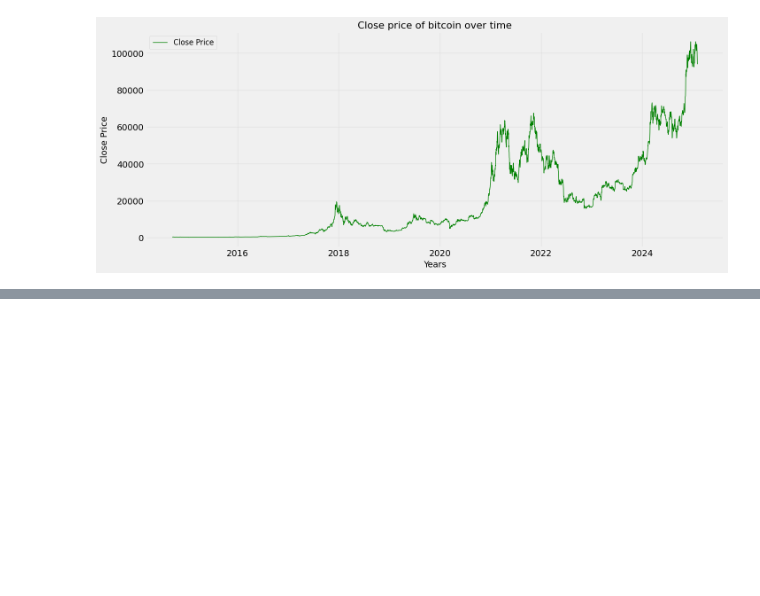
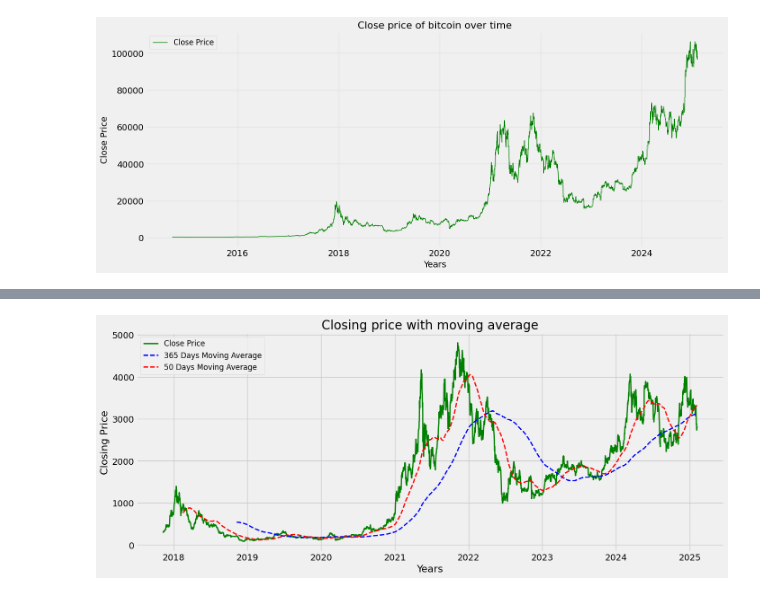
Before and after one commit to vaibhavbura/Crypto-Predication, a Jupyter notebook: pricePredictor.ipynb, the cells around one changed output, grey strips where cells are left out. Saved outputs shown, nothing was run; the diff lists cells and outputs as text; code cells hidden in the pictures; blank space fills up the shorter version.

```diff
--- a/pricePredictor.ipynb
+++ b/pricePredictor.ipynb
@@ -121,0 +269,3 @@ plt.show()
+# %%
+closing_price_eth['MA_365']=closing_price_eth['Close'].rolling(window=365).mean()
+closing_price_eth['MA_50']=closing_price_eth['Close'].rolling(window=100).mean()
@@ -121,0 +297,14 @@ plt.show()
+# %%
+plt.figure(figsize=(15,6))
+plt.plot(closing_price_eth.index, closing_price_eth['Close'],label='Close Price',color='green',linewidth=2)
+plt.plot(closing_price_eth.index, closing_price_eth['MA_365'],label='365 Days Moving Average',color='blue',linestyle='--',linewidth=2)
+plt.plot(closing_price_eth.index, closing_price_eth['MA_50'],label='50 Days Moving Average',color='red',linestyle='--',linewidth=2)
+
+plt.title("Closing price with moving average",fontsize=20)
+plt.xlabel("Years",fontsize=16)
+plt.ylabel("Closing Price",fontsize=16)
+plt.grid(0.3)
+plt.legend(fontsize=12)
+plt.show()
+# %% [output]
+[figure, added]
```
Also changed, not shown: parts of 21 cells of this notebook.
